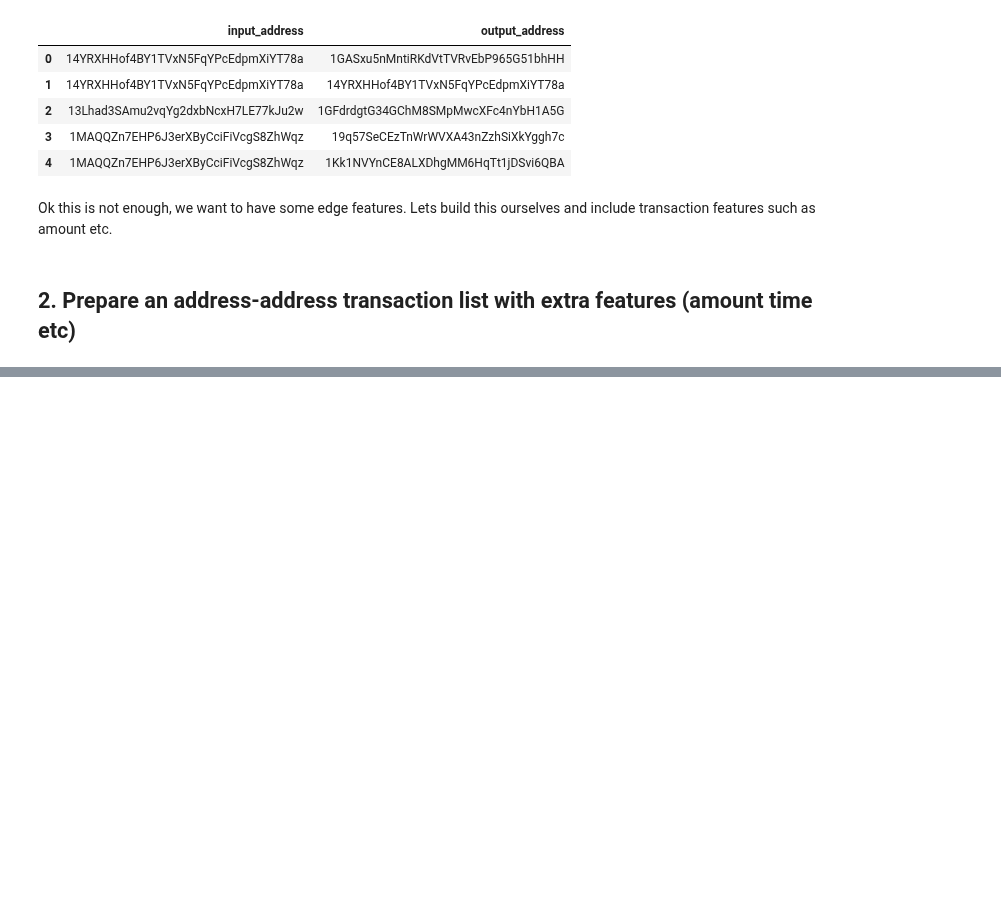
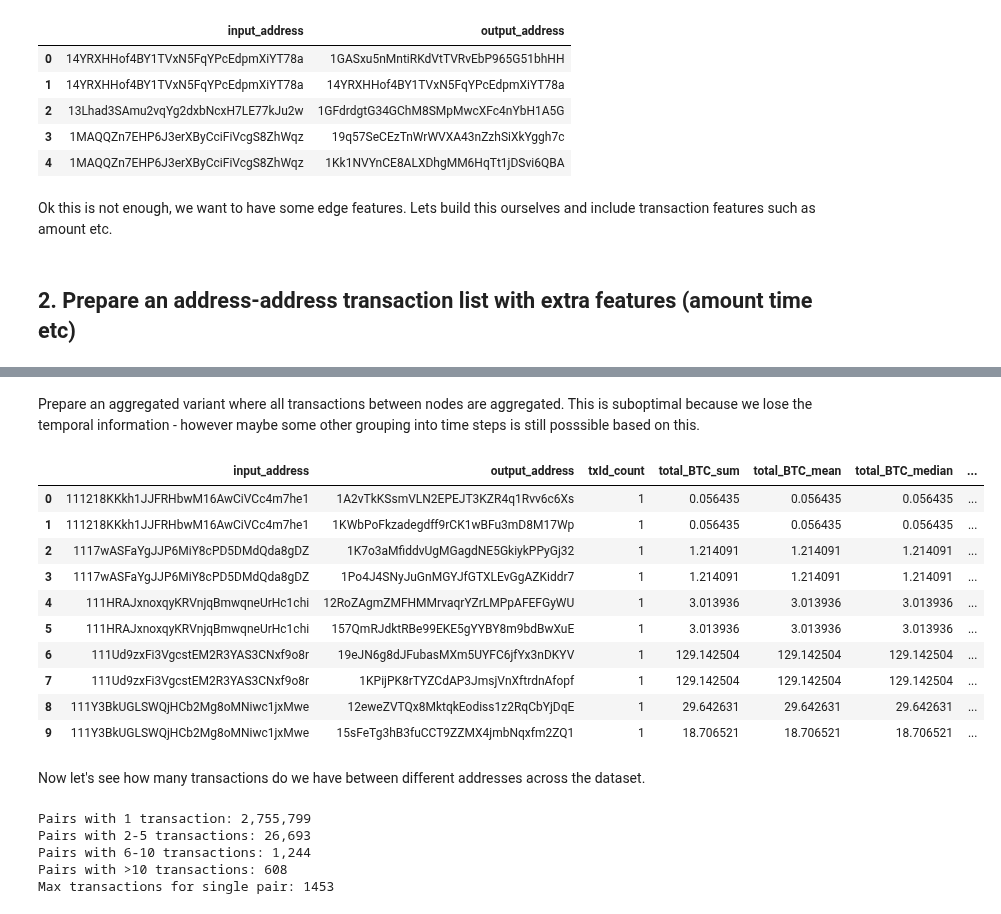
Before and after one commit to flatala/graph_ml, a Jupyter notebook: load_dataset.ipynb, the cells around one changed output, grey strips where cells are left out. Cells and saved outputs as stored; diff of their text form; code cells hidden in the pictures; blank space fills up the shorter version.

Commit message:
create full dataset

```diff
--- a/load_dataset.ipynb
+++ b/load_dataset.ipynb
@@ -95,0 +141,25 @@ Ok this is not enough, we want to have some edge features. Lets build this ourse
+# %%
+# merge address_transaction with transaction_features
+address_transaction_with_features = address_transaction.merge(
+    transaction_features,
+    on='txId',
+    how='left'
+)
+
+# merge with transaction_address to get output addresses
+address_address_transactions = address_transaction_with_features.merge(
+    transaction_address,
+    on='txId',
+    how='inner'
+)
+
+# merge with transaction classes (we might want to drop that later)
+address_address_transactions = address_address_transactions.merge(
+    transaction_classes,
+    on='txId',
+    how='left'
+)
+
+# sort index
+address_address_transactions['class'].value_counts().sort_index()
+address_address_transactions.shape
@@ -95,0 +196,45 @@ Ok this is not enough, we want to have some edge features. Lets build this ourse
+# %% [markdown]
+Prepare an aggregated variant where all transactions between nodes are aggregated. This is suboptimal because we lose the temporal information - however maybe some other grouping into time steps is still posssible based on this.
+# %%
+# Aggregate by address pair (optional - one row per address pair instead of per transaction)
+address_pair_aggregated = address_address_transactions.groupby(['input_address', 'output_address']).agg({
+    'txId': 'count',
+    'total_BTC': ['sum', 'mean', 'median', 'min', 'max'],
+    'fees': ['sum', 'mean'],
+    'size': ['sum', 'mean'],
+    'Time step': ['min', 'max', 'nunique'],
+    'class': lambda x: x.mode()[0] if len(x.mode()) > 0 else 3
+}).reset_index()
+
+address_pair_aggregated.columns = ['_'.join(col).strip('_') if col[1] else col[0]
+                                    for col in address_pair_aggregated.columns.values]
+
+address_pair_aggregated.head(10)
+# %% [output]
+|  | input_address | output_address | txId_count | total_BTC_sum | total_BTC_mean | total_BTC_median | ... |
+| 0 | 111218KKkh1JJFRHbwM16AwCiVCc4m7he1 | 1A2vTkKSsmVLN2EPEJT3KZR4q1Rvv6c6Xs | 1 | 0.056435 | 0.056435 | 0.056435 | ... |
+| 1 | 111218KKkh1JJFRHbwM16AwCiVCc4m7he1 | 1KWbPoFkzadegdff9rCK1wBFu3mD8M17Wp | 1 | 0.056435 | 0.056435 | 0.056435 | ... |
+| 2 | 1117wASFaYgJJP6MiY8cPD5DMdQda8gDZ | 1K7o3aMfiddvUgMGagdNE5GkiykPPyGj32 | 1 | 1.214091 | 1.214091 | 1.214091 | ... |
+| 3 | 1117wASFaYgJJP6MiY8cPD5DMdQda8gDZ | 1Po4J4SNyJuGnMGYJfGTXLEvGgAZKiddr7 | 1 | 1.214091 | 1.214091 | 1.214091 | ... |
+| 4 | 111HRAJxnoxqyKRVnjqBmwqneUrHc1chi | 12RoZAgmZMFHMMrvaqrYZrLMPpAFEFGyWU | 1 | 3.013936 | 3.013936 | 3.013936 | ... |
+| 5 | 111HRAJxnoxqyKRVnjqBmwqneUrHc1chi | 157QmRJdktRBe99EKE5gYYBY8m9bdBwXuE | 1 | 3.013936 | 3.013936 | 3.013936 | ... |
+| 6 | 111Ud9zxFi3VgcstEM2R3YAS3CNxf9o8r | 19eJN6g8dJFubasMXm5UYFC6jfYx3nDKYV | 1 | 129.142504 | 129.142504 | 129.142504 | ... |
+| 7 | 111Ud9zxFi3VgcstEM2R3YAS3CNxf9o8r | 1KPijPK8rTYZCdAP3JmsjVnXftrdnAfopf | 1 | 129.142504 | 129.142504 | 129.142504 | ... |
+| 8 | 111Y3BkUGLSWQjHCb2Mg8oMNiwc1jxMwe | 12eweZVTQx8MktqkEodiss1z2RqCbYjDqE | 1 | 29.642631 | 29.642631 | 29.642631 | ... |
+| 9 | 111Y3BkUGLSWQjHCb2Mg8oMNiwc1jxMwe | 15sFeTg3hB3fuCCT9ZZMX4jmbNqxfm2ZQ1 | 1 | 18.706521 | 18.706521 | 18.706521 | ... |
+# %% [markdown]
+Now let's see how many transactions do we have between different addresses across the dataset.
+# %%
+address_pair_transaction_counts = address_address_transactions.groupby(['input_address', 'output_address']).size()
+
+print(f"Pairs with 1 transaction: {(address_pair_transaction_counts == 1).sum():,}")
+print(f"Pairs with 2-5 transactions: {((address_pair_transaction_counts >= 2) & (address_pair_transaction_counts <= 5)).sum():,}")
+print(f"Pairs with 6-10 transactions: {((address_pair_transaction_counts >= 6) & (address_pair_transaction_counts <= 10)).sum():,}")
+print(f"Pairs with >10 transactions: {(address_pair_transaction_counts > 10).sum():,}")
+print(f"Max transactions for single pair: {address_pair_transaction_counts.max()}")
+# %% [output]
+Pairs with 1 transaction: 2,755,799
+Pairs with 2-5 transactions: 26,693
+Pairs with 6-10 transactions: 1,244
+Pairs with >10 transactions: 608
+Max transactions for single pair: 1453
```
Also changed, not shown: parts of 19 cells of this notebook.
